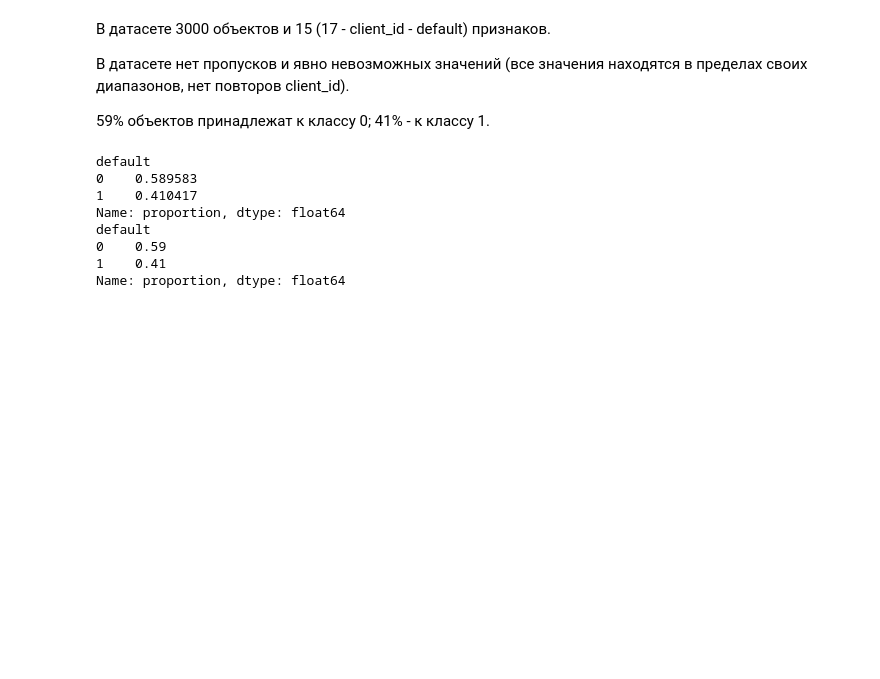
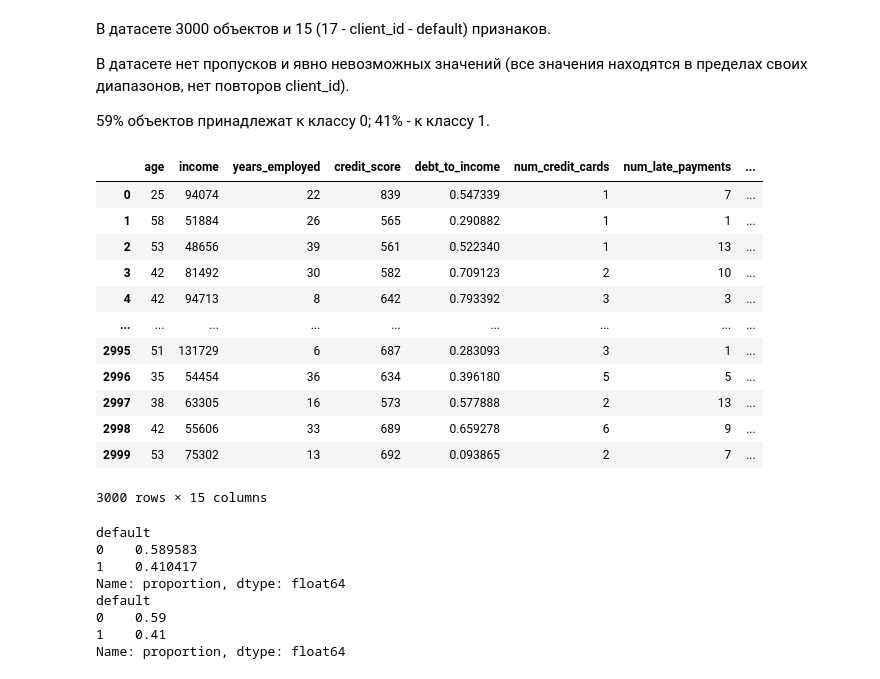
Before and after one commit to Larembra/AIE_DPO, a Jupyter notebook: homeworks/HW05/HW05.ipynb, the cells around one changed output. Drawn from its saved outputs; the diff is of its cells as text; code cells hidden in the pictures; blank space fills up the shorter version.

```diff
--- a/homeworks/HW05/HW05.ipynb
+++ b/homeworks/HW05/HW05.ipynb
@@ -85,6 +85,21 @@ True
 59% объектов принадлежат к классу 0; 41% - к классу 1.
 # %%
 X = df.iloc[:, 1:-1]
+display(X)
+# %% [output]
+|  | age | income | years_employed | credit_score | debt_to_income | num_credit_cards | num_late_payments | ... |
+| 0 | 25 | 94074 | 22 | 839 | 0.547339 | 1 | 7 | ... |
+| 1 | 58 | 51884 | 26 | 565 | 0.290882 | 1 | 1 | ... |
+| 2 | 53 | 48656 | 39 | 561 | 0.522340 | 1 | 13 | ... |
+| 3 | 42 | 81492 | 30 | 582 | 0.709123 | 2 | 10 | ... |
+| 4 | 42 | 94713 | 8 | 642 | 0.793392 | 3 | 3 | ... |
+| ... | ... | ... | ... | ... | ... | ... | ... | ... |
+| 2995 | 51 | 131729 | 6 | 687 | 0.283093 | 3 | 1 | ... |
+| 2996 | 35 | 54454 | 36 | 634 | 0.396180 | 5 | 5 | ... |
+| 2997 | 38 | 63305 | 16 | 573 | 0.577888 | 2 | 13 | ... |
+| 2998 | 42 | 55606 | 33 | 689 | 0.659278 | 6 | 9 | ... |
+| 2999 | 53 | 75302 | 13 | 692 | 0.093865 | 2 | 7 | ... |
+3000 rows × 15 columns
 # %%
 X_train, X_test, y_train, y_test = train_test_split(X, y, test_size=0.2, random_state=42, stratify=y)
 
```
Also changed, not shown: 11 other files.
